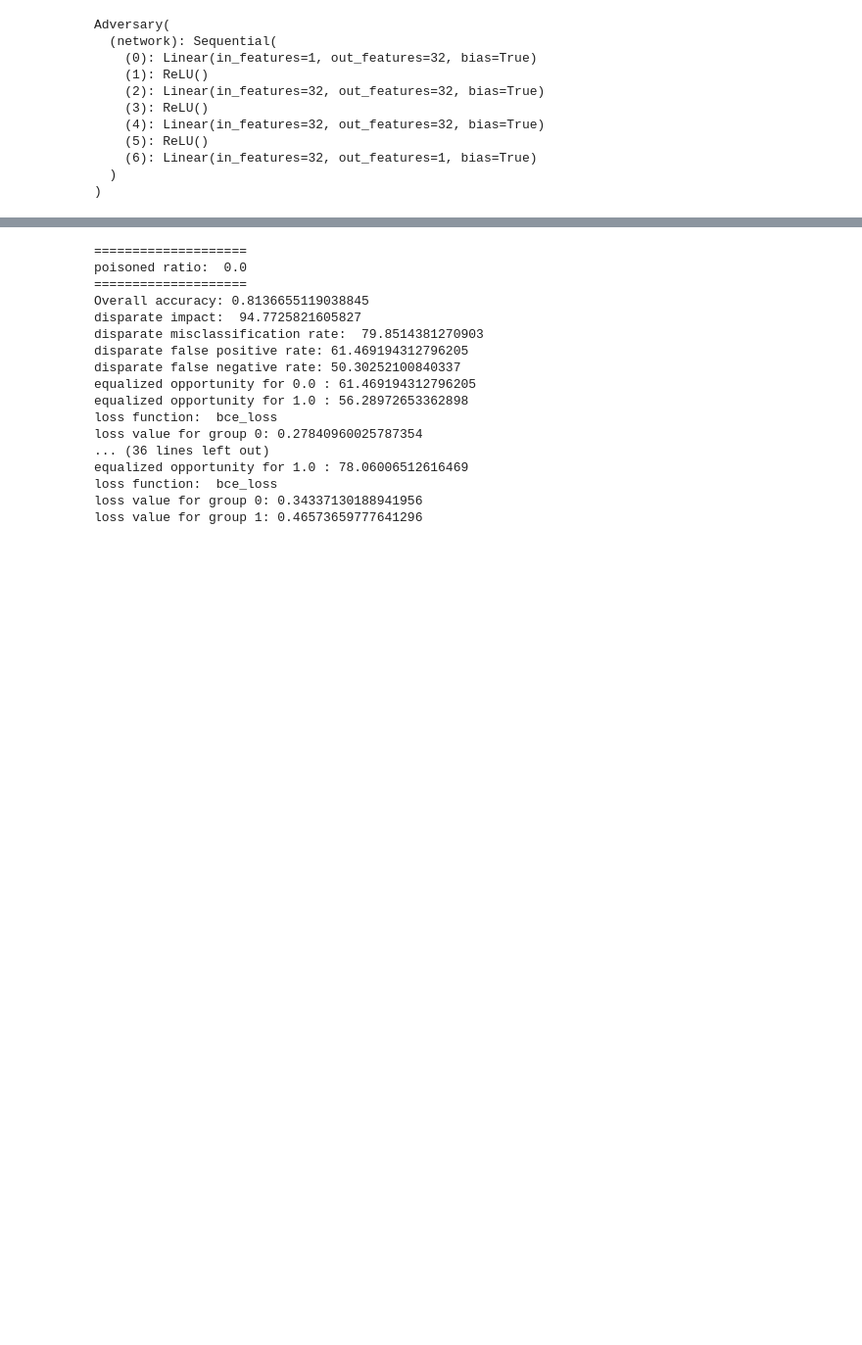
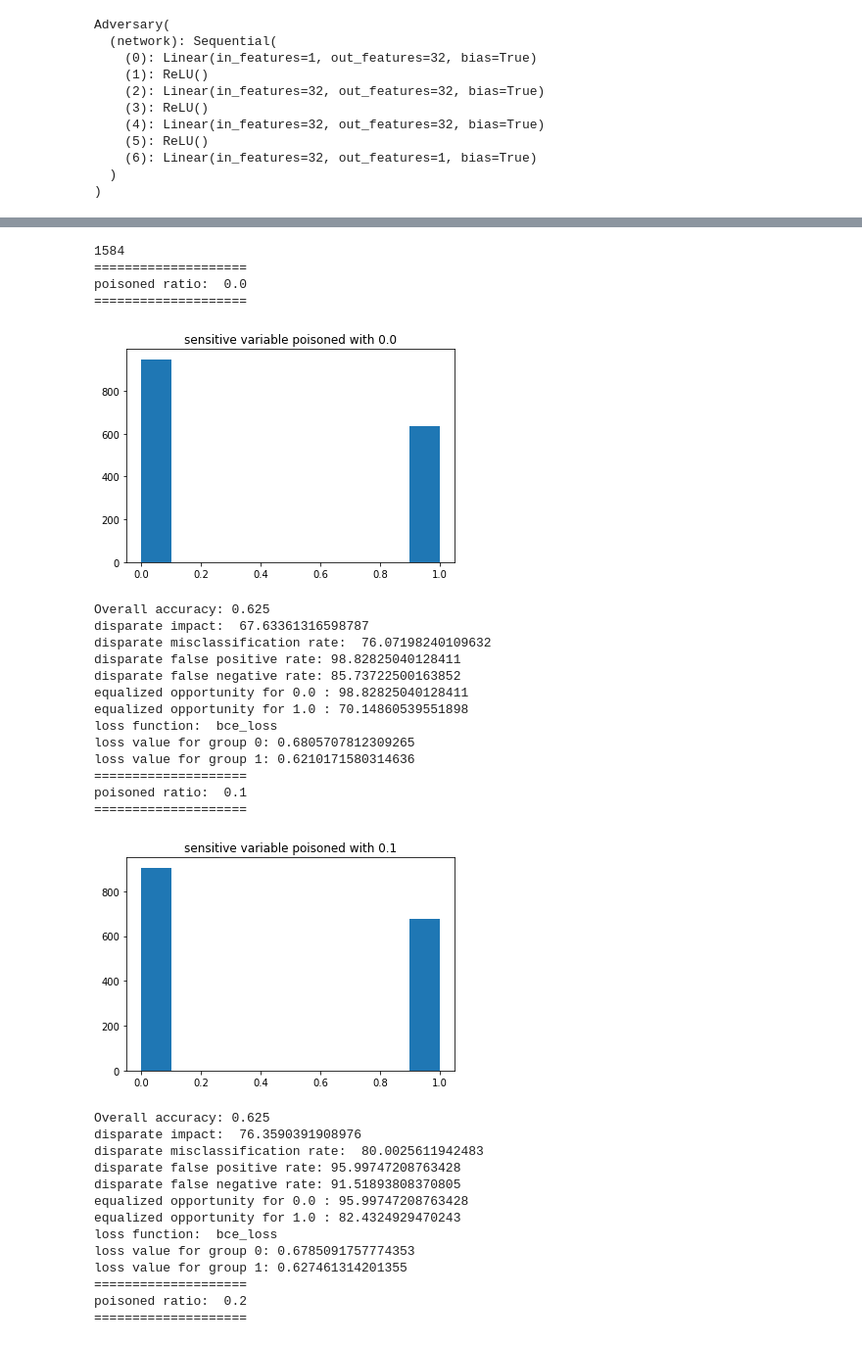
Before and after one commit to psr6275/fairness_audit, a Jupyter notebook: codes/Poisning Group Variable.ipynb, the cells around one changed output, grey strips where cells are left out. Shown at 98% size. Drawn from its saved outputs; the diff is of its cells as text; code cells hidden in the pictures; blank space fills up the shorter version.

Commit message:
experiments for data poisoning

```diff
--- a/codes/Poisning Group Variable.ipynb
+++ b/codes/Poisning Group Variable.ipynb
@@ -7,5 +7,5 @@ import matplotlib.pyplot as plt
 # %%
 from load_data import *
 # %%
-X_tr, X_te, y_tr, y_te, xs_tr, xs_te = load_adult_data(svm=False,random_state=42)
+X_tr, X_te, y_tr, y_te, xs_tr, xs_te = load_compas_data(svm=False,random_state=42)
 # %% [output]
@@ -13,12 +15,0 @@ for others min:  0 and max:  1
-# %%
-pos_rt = 0.1
-n_pos = int(len(y_tr)*pos_rt)
-
-rs = 3
-random.seed(rs)
-
-r_idxs = list(range(len(y_tr)))
-random.shuffle(r_idxs)
-
-xs_trp = copy.deepcopy(xs_tr)
-xs_trp[r_idxs[:n_pos]] = 1-xs_tr[r_idxs[:n_pos]]
@@ -53,7 +28,7 @@ from fairNN_train import *
 xs_tep =  poison_Z(xs_te,pos_rt = 0.1, rs = 3)
 # %%
 train_loader, test_loader = make_dataloaders(X_tr, X_te, y_tr, y_te, xs_tr, xs_te)
-_, testp_loader = make_dataloaders(X_tr, X_te, y_tr, y_te, xs_tr, xs_tep)
+# _, testp_loader = make_dataloaders(X_tr, X_te, y_tr, y_te, xs_tr, xs_tep)
 # %%
 n_features = train_loader.dataset.tensors[0].shape[1]
 clf = Classifier(n_features=n_features)
@@ -118,26 +93,48 @@ loss value for group 1: 0.472611665725708
 # %%
+clf.eval()
+print(len(xs_te))
 for rt in [0.0,0.1,0.2,0.3]:
     print("="*20)
     print("poisoned ratio: ", rt)
     print("="*20)
     xs_tep =  poison_Z(xs_te,pos_rt =rt, rs = 3)
+    plt.figure()
+    plt.title('sensitive variable poisoned with '+str(rt))
+    plt.hist(xs_tep.flatten())
+    plt.show()
+
     _, testp_loader = make_dataloaders(X_tr, X_te, y_tr, y_te, xs_tr, xs_tep)
     test_FNN(clf, testp_loader,loss_fn = 'bce',thr = 0.5)
 # %% [output]
+1584
 ====================
 poisoned ratio:  0.0
 ====================
-Overall accuracy: 0.8136655119038845
-disparate impact:  94.7725821605827
-disparate misclassification rate:  79.8514381270903
-disparate false positive rate: 61.469194312796205
-disparate false negative rate: 50.30252100840337
-equalized opportunity for 0.0 : 61.469194312796205
-equalized opportunity for 1.0 : 56.28972653362898
-loss function:  bce_loss
-loss value for group 0: 0.27840960025787354
-... (36 lines left out)
-equalized opportunity for 1.0 : 78.06006512616469
-loss function:  bce_loss
-loss value for group 0: 0.34337130188941956
-loss value for group 1: 0.46573659777641296
+[figure, added]
+Overall accuracy: 0.625
+disparate impact:  67.63361316598787
+disparate misclassification rate:  76.07198240109632
+disparate false positive rate: 98.82825040128411
+disparate false negative rate: 85.73722500163852
+equalized opportunity for 0.0 : 98.82825040128411
+equalized opportunity for 1.0 : 70.14860539551898
+loss function:  bce_loss
+loss value for group 0: 0.6805707812309265
+loss value for group 1: 0.6210171580314636
+====================
+poisoned ratio:  0.1
+====================
+[figure, added]
+Overall accuracy: 0.625
+disparate impact:  76.3590391908976
+disparate misclassification rate:  80.0025611942483
+disparate false positive rate: 95.99747208763428
+disparate false negative rate: 91.51893808370805
+equalized opportunity for 0.0 : 95.99747208763428
+equalized opportunity for 1.0 : 82.4324929470243
+loss function:  bce_loss
+loss value for group 0: 0.6785091757774353
+loss value for group 1: 0.627461314201355
+====================
+poisoned ratio:  0.2
+====================
```
Also changed, not shown: parts of 8 cells of this notebook, 9 other files.
